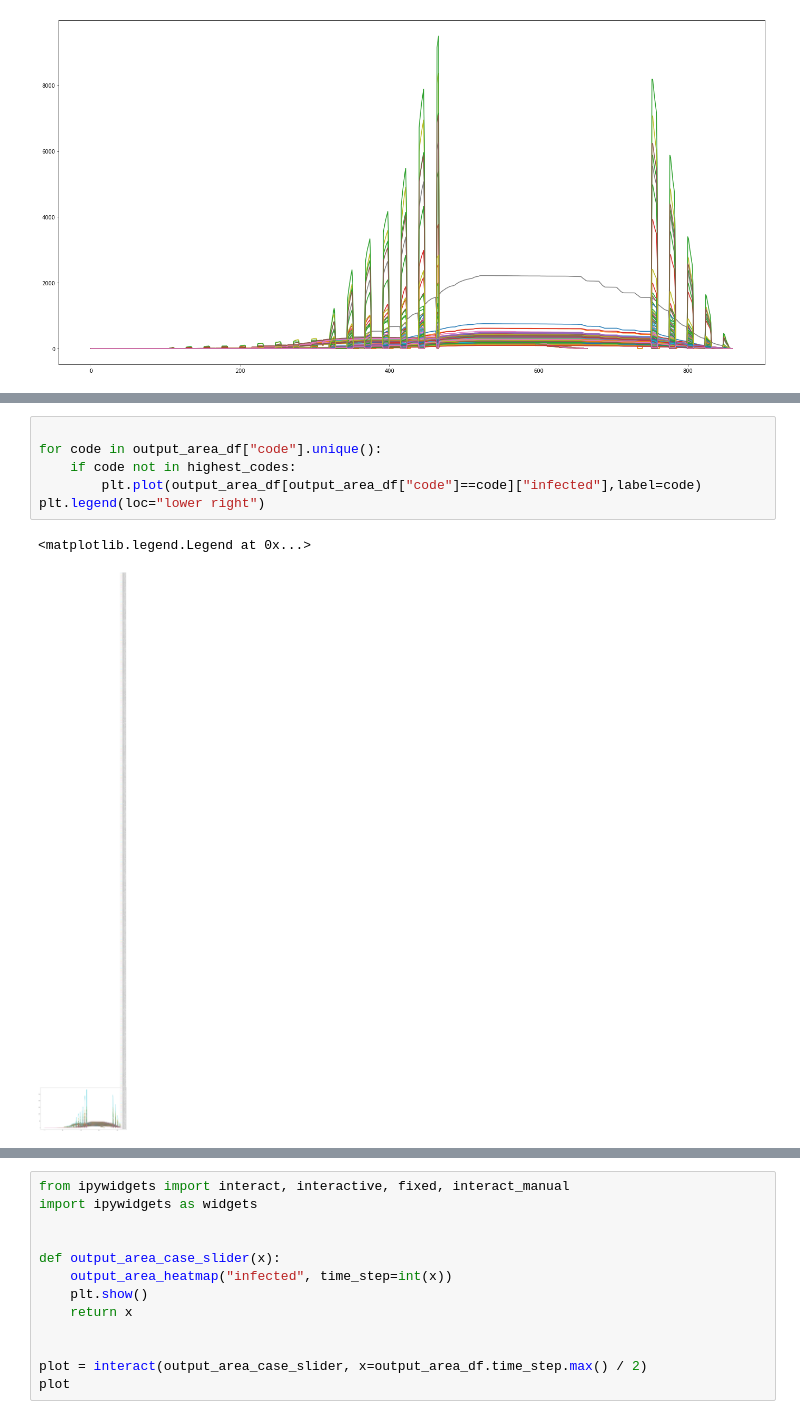
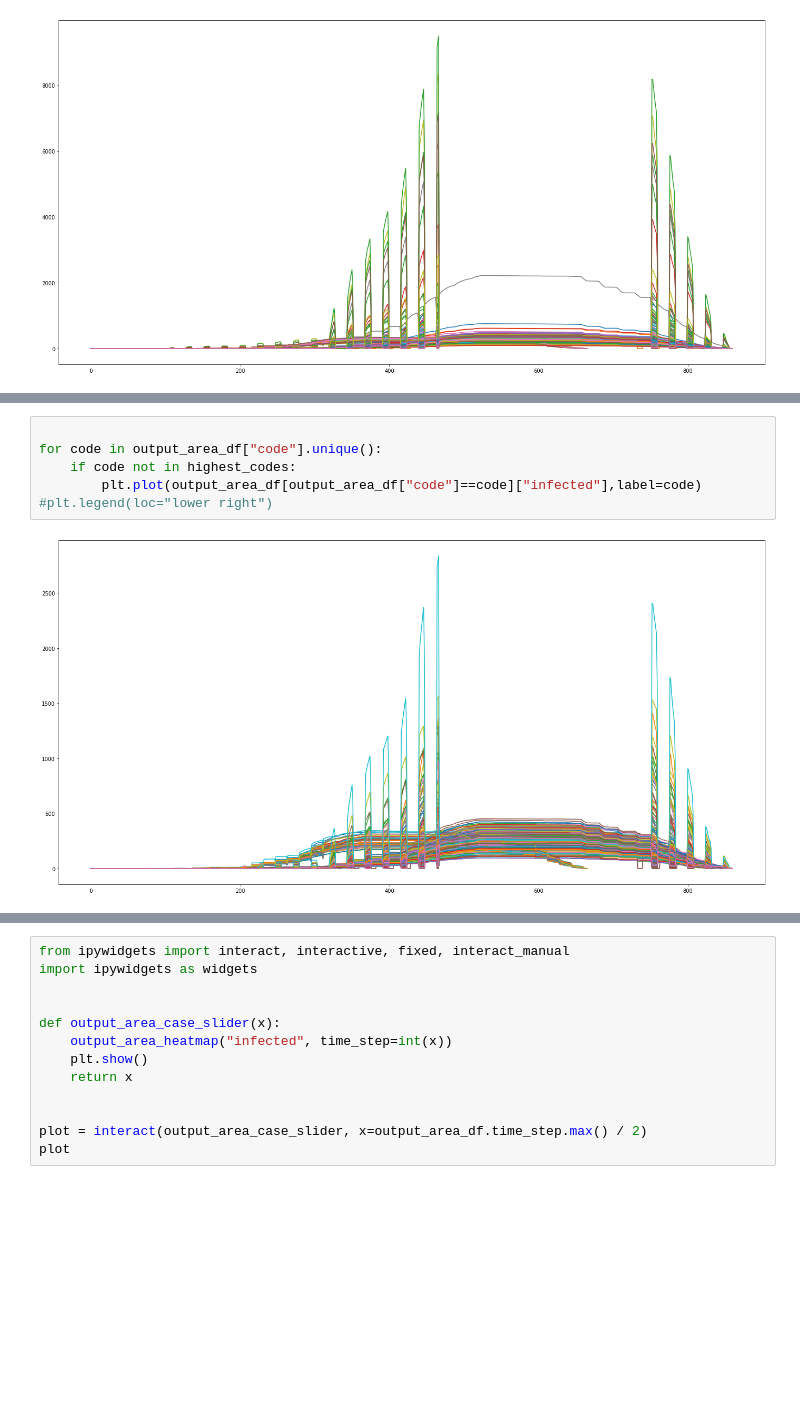
Before and after one commit to NoSuchThingAsRandom/EpidemicSimulator, a Jupyter notebook: visualisation/python_stuff/Vis.ipynb, the cells around one changed output, grey strips where cells are left out. Drawn from its saved outputs; the diff is of its cells as text; blank space fills up the shorter version.

```diff
--- a/visualisation/python_stuff/Vis.ipynb
+++ b/visualisation/python_stuff/Vis.ipynb
@@ -143,12 +143,11 @@ Text(0.5, 1.0, 'Max Infected Cases Per Output Area')
 # %%
 
 for code in output_area_df["code"].unique():
     if code not in highest_codes:
         plt.plot(output_area_df[output_area_df["code"]==code]["infected"],label=code)
-plt.legend(loc="lower right")
+#plt.legend(loc="lower right")
 # %% [output]
-<matplotlib.legend.Legend at 0x...>
-[figure, old version]
+[figure, new version]
 # %%
 from matplotlib.collections import PatchCollection
 from matplotlib.patches import Polygon
```
Also changed, not shown: parts of 8 cells of this notebook, 1 other file.
